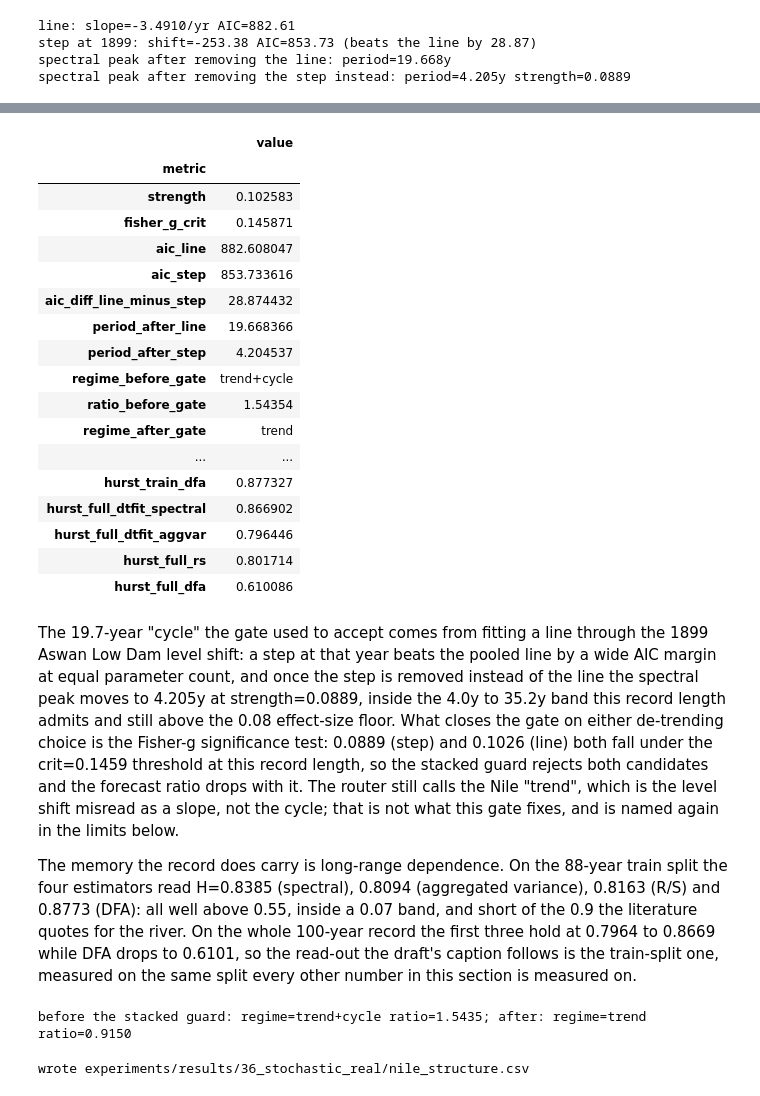
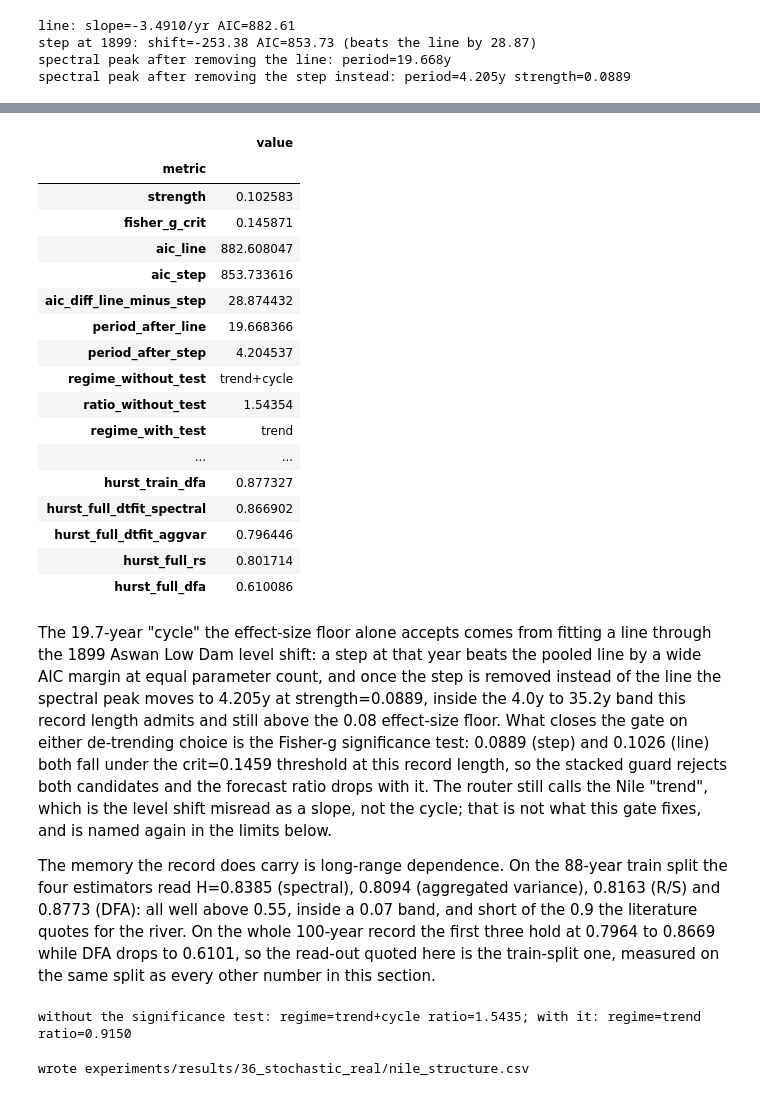
Before and after one commit to ringavirda/science-nonline, a Jupyter notebook: packages/dtfit-experimental/experiments/realdata/36_stochastic_real.ipynb, the cells around one changed output, grey strips where cells are left out. Cells and saved outputs as stored; diff of their text form; code cells hidden in the pictures.

Commit message:
Notebooks 23, 31 and 36 read without history.

```diff
--- a/packages/dtfit-experimental/experiments/realdata/36_stochastic_real.ipynb
+++ b/packages/dtfit-experimental/experiments/realdata/36_stochastic_real.ipynb
@@ -411,50 +412,50 @@ if nile_full is not None:
     def _tag(estimator):
         return estimator.lower().replace(" ", "_").replace("/", "")
 
-    rmse_after, regime_after = processes.forecast_skill(nile_full, h_nile)
-    ratio_after = rmse_after["dtfit merged"] / rmse_after["random walk"]
+    rmse_with, regime_with = processes.forecast_skill(nile_full, h_nile)
+    ratio_with = rmse_with["dtfit merged"] / rmse_with["random walk"]
 
     orig_crit = stochastic_gates._fisher_g_crit
     stochastic_gates._fisher_g_crit = lambda n, alpha=0.05: 0.0
     try:
-        rmse_before, regime_before = processes.forecast_skill(nile_full, h_nile)
+        rmse_without, regime_without = processes.forecast_skill(nile_full, h_nile)
     finally:
         stochastic_gates._fisher_g_crit = orig_crit
-    ratio_before = rmse_before["dtfit merged"] / rmse_before["random walk"]
+    ratio_without = rmse_without["dtfit merged"] / rmse_without["random walk"]
 
     nile_structure = pd.DataFrame([
         {"metric": "strength", "value": strength},
         {"metric": "fisher_g_crit", "value": crit},
         {"metric": "aic_line", "value": aic_line},
         {"metric": "aic_step", "value": aic_step},
         {"metric": "aic_diff_line_minus_step", "value": aic_line - aic_step},
         {"metric": "period_after_line", "value": period},
         {"metric": "period_after_step", "value": seas_step["period"]},
-        {"metric": "regime_before_gate", "value": regime_before},
-        {"metric": "ratio_before_gate", "value": ratio_before},
-        {"metric": "regime_after_gate", "value": regime_after},
-        {"metric": "ratio_after_gate", "value": ratio_after},
+        {"metric": "regime_without_test", "value": regime_without},
+        {"metric": "ratio_without_test", "value": ratio_without},
+        {"metric": "regime_with_test", "value": regime_with},
+        {"metric": "ratio_with_test", "value": ratio_with},
     ] + [
         {"metric": f"hurst_train_{_tag(k)}", "value": v}
         for k, v in nile_hurst.items()
     ] + [
         {"metric": f"hurst_full_{_tag(k)}", "value": v}
         for k, v in nile_hurst_full.items()
     ]).set_index("metric")
     display(nile_structure)
 # %% [output]
 |  | value |
 | metric |  |
 | strength | 0.102583 |
 | fisher_g_crit | 0.145871 |
 | aic_line | 882.608047 |
 | aic_step | 853.733616 |
 | aic_diff_line_minus_step | 28.874432 |
 | period_after_line | 19.668366 |
 | period_after_step | 4.204537 |
-| regime_before_gate | trend+cycle |
-| ratio_before_gate | 1.54354 |
-| regime_after_gate | trend |
+| regime_without_test | trend+cycle |
+| ratio_without_test | 1.54354 |
+| regime_with_test | trend |
 | ... | ... |
 | hurst_train_dfa | 0.877327 |
 | hurst_full_dtfit_spectral | 0.866902 |
@@ -462,8 +463,8 @@ if nile_full is not None:
 | hurst_full_rs | 0.801714 |
 | hurst_full_dfa | 0.610086 |
 # %% [markdown]
-The 19.7-year "cycle" the gate used to accept comes from fitting a
-line through the 1899 Aswan Low Dam level shift: a step at that year beats
+The 19.7-year "cycle" the effect-size floor alone accepts comes from
+fitting a line through the 1899 Aswan Low Dam level shift: a step at that year beats
 the pooled line by a wide AIC margin at equal parameter count, and once
 the step is removed instead of the line the spectral peak moves to
 4.205y at strength=0.0889, inside the 4.0y to 35.2y band this record
@@ -481,30 +482,30 @@ The memory the record does carry is long-range dependence. On the
 0.8094 (aggregated variance), 0.8163 (R/S) and 0.8773 (DFA): all well
 above 0.55, inside a 0.07 band, and short of the 0.9 the literature
 quotes for the river. On the whole 100-year record the first three hold
-at 0.7964 to 0.8669 while DFA drops to 0.6101, so the read-out the
-draft's caption follows is the train-split one, measured on the same
-split every other number in this section is measured on.
+at 0.7964 to 0.8669 while DFA drops to 0.6101, so the read-out quoted
+here is the train-split one, measured on the same split as every other
+number in this section.
 # %%
 if nile_full is not None:
-    # fails if the fundamental does not clear the existing effect-size floor
+    # fails if the fundamental does not clear the effect-size floor
     assert strength > 0.08, strength
     # fails if the fundamental is not the one the Fisher-g test rejects here
     assert strength < crit, (strength, crit)
     # fails if the step model does not clearly beat the pooled line
     assert (aic_line - aic_step) >= 20.0, (aic_line, aic_step)
     # fails if the gate does not close and the regime is not read as trend
-    assert regime_after == "trend", regime_after
-    assert ratio_after <= 1.0, ratio_after
+    assert regime_with == "trend", regime_with
+    assert ratio_with <= 1.0, ratio_with
     # fails if any estimator reads the train split as short-memory or as
     # reaching the 0.9 the literature quotes for the river
     assert ((nile_hurst > 0.55) & (nile_hurst < 0.9)).all(), nile_hurst
     # fails if the two image routes and the two classical estimators disagree
     assert (nile_hurst.max() - nile_hurst.min()) <= 0.1, nile_hurst
-    print(f"before the stacked guard: regime={regime_before} "
-          f"ratio={ratio_before:.4f}; after: regime={regime_after} "
-          f"ratio={ratio_after:.4f}")
+    print(f"without the significance test: regime={regime_without} "
+          f"ratio={ratio_without:.4f}; with it: regime={regime_with} "
+          f"ratio={ratio_with:.4f}")
 # %% [output]
-before the stacked guard: regime=trend+cycle ratio=1.5435; after: regime=trend ratio=0.9150
+without the significance test: regime=trend+cycle ratio=1.5435; with it: regime=trend ratio=0.9150
 # %%
 if nile_full is not None:
     notebook.save_table("36_stochastic_real", "nile_structure", nile_structure)
```
Also changed, not shown: parts of 4 cells of this notebook, 3 other files.
